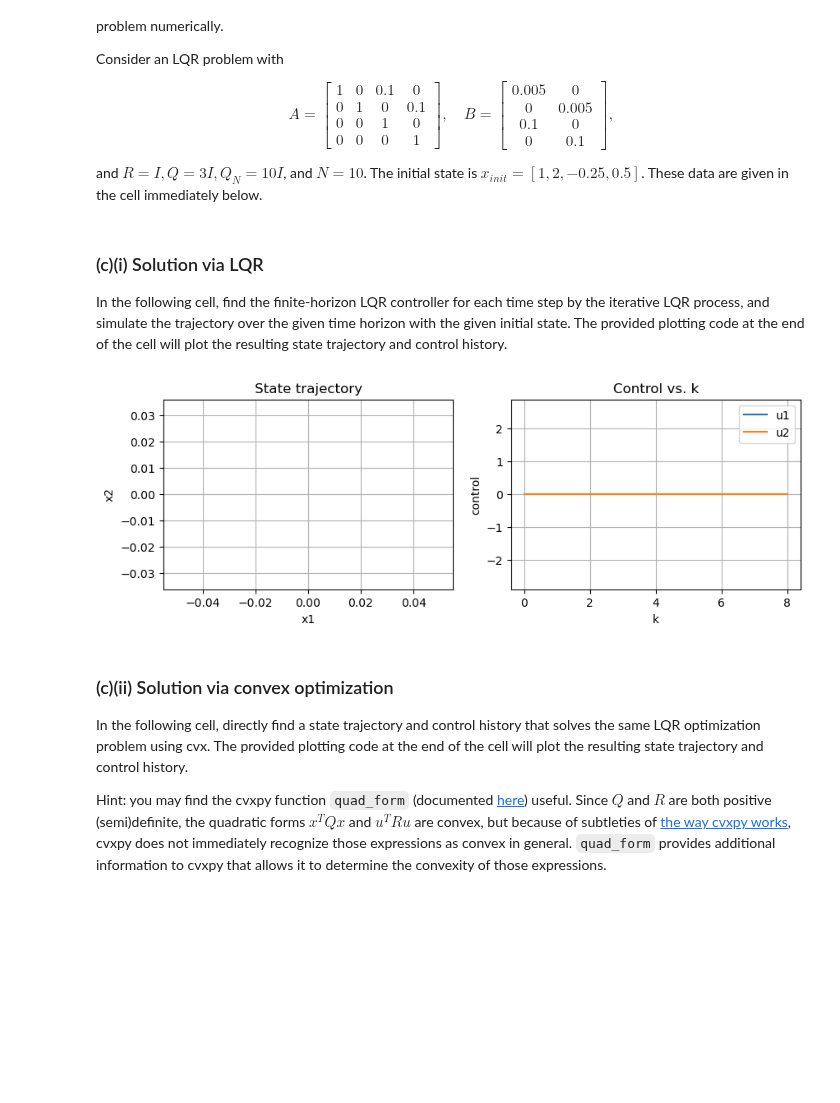
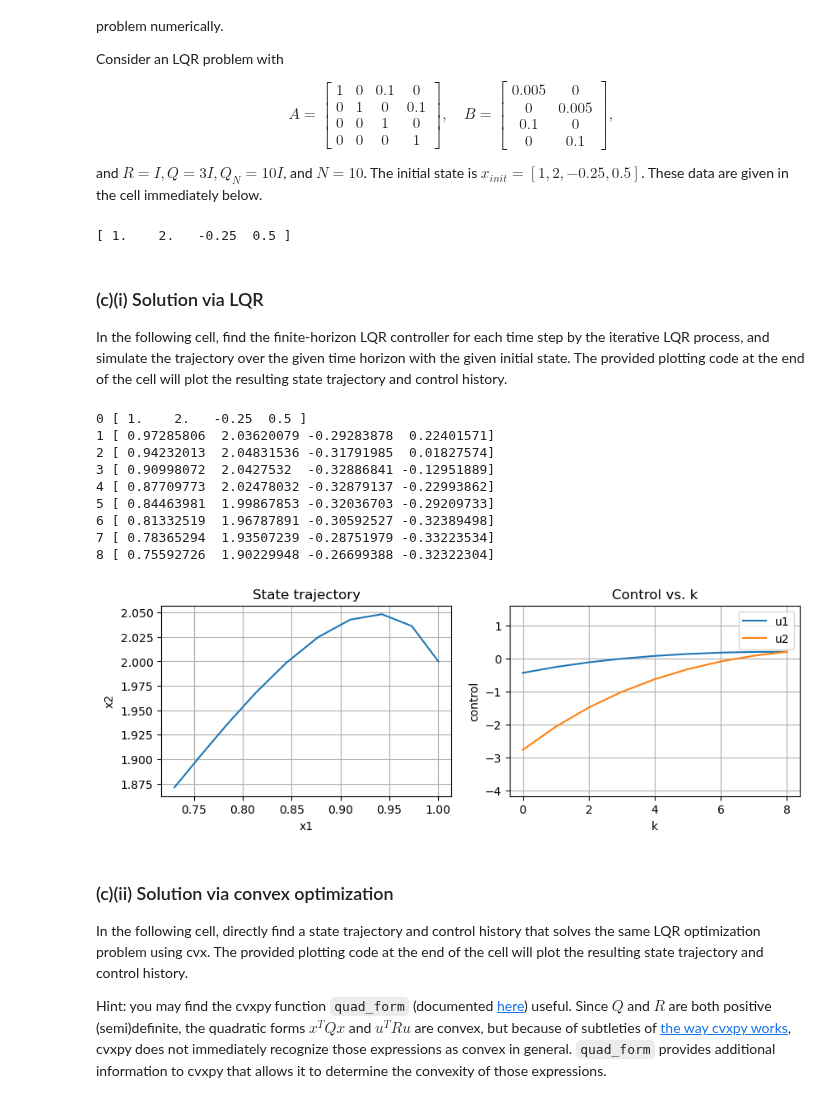
Before and after one commit to arieltynan/ME-548, a Jupyter notebook: HW2/hw02.ipynb, the cells around one changed output. Drawn from its saved outputs; the diff is of its cells as text; code cells hidden in the pictures; blank space fills up the shorter version.

```diff
--- a/HW2/hw02.ipynb
+++ b/HW2/hw02.ipynb
@@ -741,11 +741,15 @@ Q = 3 * np.eye(4)
 R = np.eye(2)
 Q_N = 10 * np.eye(4)
 
+
 # Time horizon
 N = 10
 
 # Initial state
 x_init = np.array([1, 2, -0.25, 0.5])
+print(x_init)
+# %% [output]
+[ 1.    2.   -0.25  0.5 ]
 # %% [markdown]
 ### (c)(i) Solution via LQR
 In the following cell, find the finite-horizon LQR controller for each time step by the iterative LQR process, and simulate the trajectory over the given time horizon with the given initial state. The provided plotting code at the end of the cell will plot the resulting state trajectory and control history.
@@ -757,6 +761,9 @@ K_matrices = []
 
 x_trajectory_lqr = np.zeros((N,4))
 u_history_lqr = np.zeros((N-1, 2))
+
+
+
 
 
 ###### FILL CODE HERE ######
@@ -765,35 +772,59 @@ u_history_lqr = np.zeros((N-1, 2))
 # and the K_matrices list defined above should contain the nine K matrices in increasing order of time.
 #
 # x_trajectory_lqr should contain the complete state trajectory (with the k-th row of x_trajectory_lqr containing
 # the state at time k), and likewise u_history_lqr should contain the complete control history (with the k-th row
 # of u_history_lqr containing the control at time k).
 
+P = Q_N
+P_matrices.append(P)
 
+# Backwards recursion for K and P
+for k in reversed(range(N-1)):
+    K = np.linalg.inv(R + B.T @ P @ B) @ (B.T @ P @ A)
+    K_matrices.insert(0,K) #insert at beginning of array. First term will end up in 0th position
+    P = Q + A.T @ P @ (A - B @ K)
+    P_matrices.insert(0, P)
 
-
+# Forward for x and u
+x_trajectory_lqr[0] = x_init
+for k in range(N-1):
+    #print(k, x_trajectory_lqr[k])
+    U = -K_matrices[k] @ x_trajectory_lqr[k] # u_k = -k_k @ x_k
+    u_history_lqr[k] = U #add to back of list
+    X = A @ x_trajectory_lqr[k] + B @ u_history_lqr[k]
+    x_trajectory_lqr[k+1] = X
 ##########################################
 
 # Provided plotting code
 plt.figure(figsize=(10, 3))
 plt.subplot(1,2,1)
 plt.plot(x_trajectory_lqr[:,0], x_trajectory_lqr[:,1])
 plt.title("State trajectory")
 plt.xlabel("x1")
 plt.ylabel("x2")
 plt.axis("equal")
 plt.grid()
 
 plt.subplot(1,2,2)
 plt.plot(range(N-1), u_history_lqr[:,0], label="u1")
 plt.plot(range(N-1), u_history_lqr[:,1], label="u2")
 plt.legend()
 plt.title("Control vs. k")
 plt.xlabel("k")
 plt.ylabel("control")
 plt.axis("equal")
 plt.grid()
 # %% [output]
+0 [ 1.    2.   -0.25  0.5 ]
+1 [ 0.97285806  2.03620079 -0.29283878  0.22401571]
+2 [ 0.94232013  2.04831536 -0.31791985  0.01827574]
+3 [ 0.90998072  2.0427532  -0.32886841 -0.12951889]
+4 [ 0.87709773  2.02478032 -0.32879137 -0.22993862]
+5 [ 0.84463981  1.99867853 -0.32036703 -0.29209733]
+6 [ 0.81332519  1.96787891 -0.30592527 -0.32389498]
+7 [ 0.78365294  1.93507239 -0.28751979 -0.33223534]
+8 [ 0.75592726  1.90229948 -0.26699388 -0.32322304]
-[figure, old version]
+[figure, new version]
 # %% [markdown]
 ### (c)(ii) Solution via convex optimization
 In the following cell, directly find a state trajectory and control history that solves the same LQR optimization problem using cvx. The provided plotting code at the end of the cell will plot the resulting state trajectory and control history.
```
Also changed, not shown: parts of 1 cell of this notebook.
